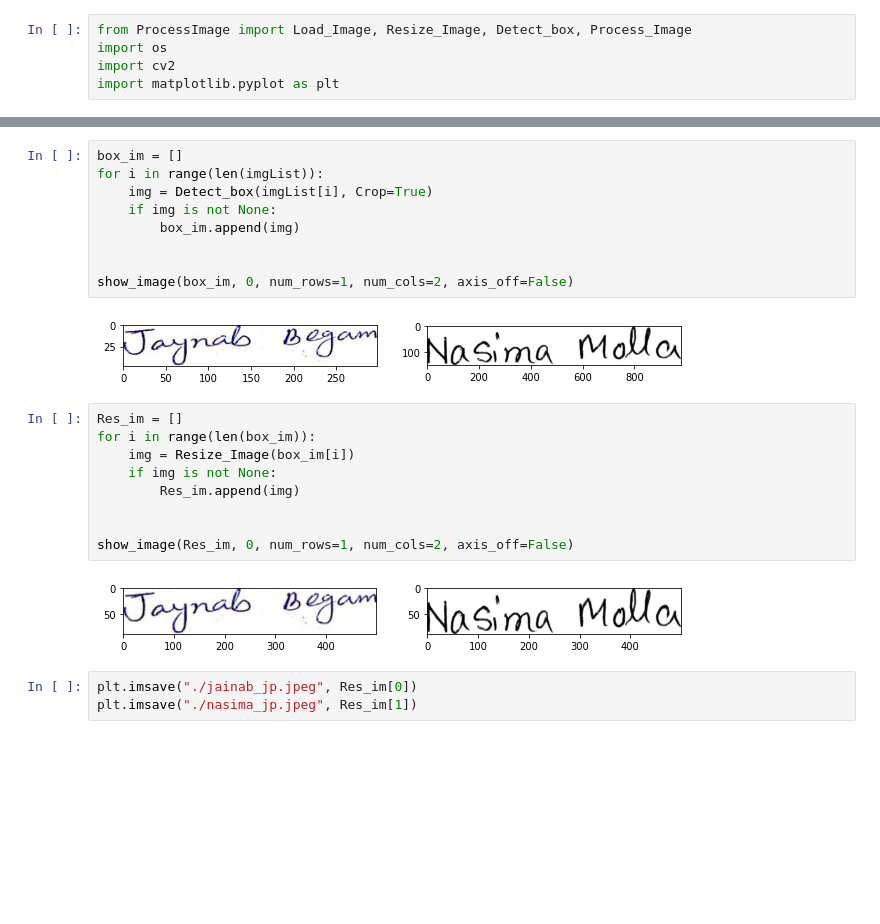
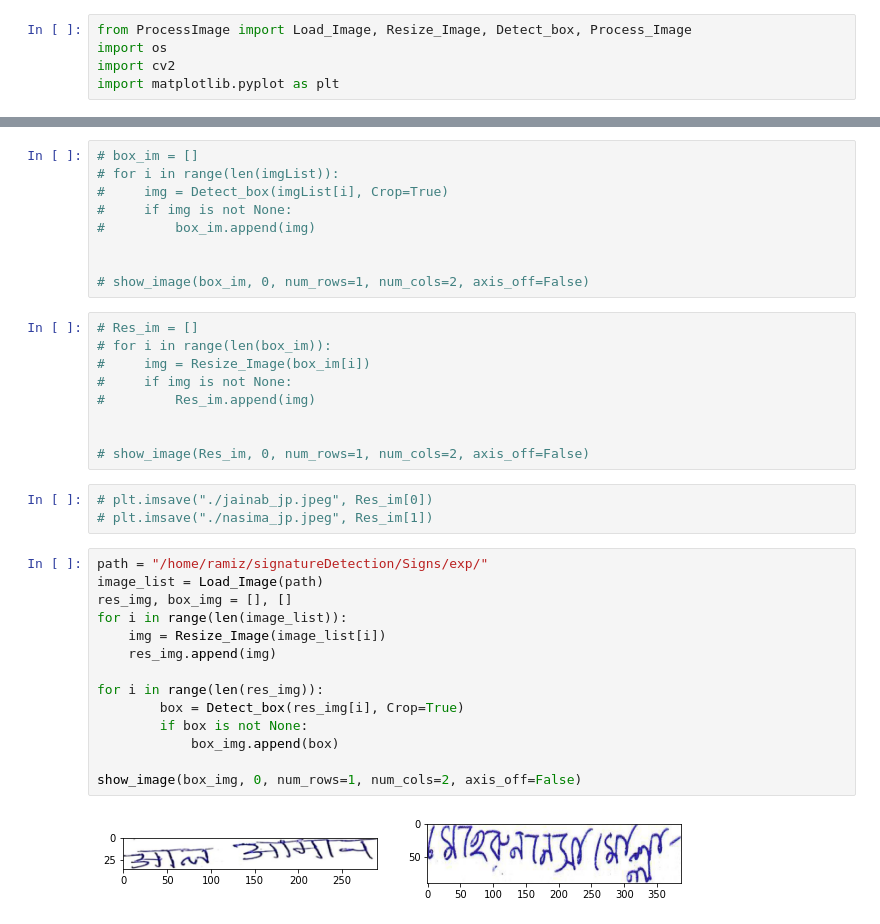
Before and after one commit to NahinBanu/SignDetection, a Jupyter notebook: Experimental_notebook.ipynb, the cells around one changed output, grey strips where cells are left out. Drawn from its saved outputs; the diff is of its cells as text; blank space fills up the shorter version.

```diff
--- a/Experimental_notebook.ipynb
+++ b/Experimental_notebook.ipynb
@@ -93,25 +73,37 @@ show_image(imgList, 0, num_rows=1, num_cols=2, axis_off=False)
 # %%
-box_im = []
-for i in range(len(imgList)):
-    img = Detect_box(imgList[i], Crop=True)
-    if img is not None:
-        box_im.append(img)
+# box_im = []
+# for i in range(len(imgList)):
+#     img = Detect_box(imgList[i], Crop=True)
+#     if img is not None:
+#         box_im.append(img)
 
 
-show_image(box_im, 0, num_rows=1, num_cols=2, axis_off=False)
+# show_image(box_im, 0, num_rows=1, num_cols=2, axis_off=False)
-# %% [output]
-[figure, removed]
 # %%
-Res_im = []
-for i in range(len(box_im)):
-    img = Resize_Image(box_im[i])
-    if img is not None:
-        Res_im.append(img)
+# Res_im = []
+# for i in range(len(box_im)):
+#     img = Resize_Image(box_im[i])
+#     if img is not None:
+#         Res_im.append(img)
 
 
-show_image(Res_im, 0, num_rows=1, num_cols=2, axis_off=False)
+# show_image(Res_im, 0, num_rows=1, num_cols=2, axis_off=False)
-# %% [output]
-[figure, removed]
 # %%
-plt.imsave("./jainab_jp.jpeg", Res_im[0])
-plt.imsave("./nasima_jp.jpeg", Res_im[1])
+# plt.imsave("./jainab_jp.jpeg", Res_im[0])
+# plt.imsave("./nasima_jp.jpeg", Res_im[1])
+# %%
+path = "/home/ramiz/signatureDetection/Signs/exp/"
+image_list = Load_Image(path)
+res_img, box_img = [], []
+for i in range(len(image_list)):
+    img = Resize_Image(image_list[i])
+    res_img.append(img)
+
+for i in range(len(res_img)):
+        box = Detect_box(res_img[i], Crop=True)
+        if box is not None:
+            box_img.append(box)
+
+show_image(box_img, 0, num_rows=1, num_cols=2, axis_off=False)
+# %% [output]
+[figure, added]
```
Also changed, not shown: parts of 12 cells of this notebook.
